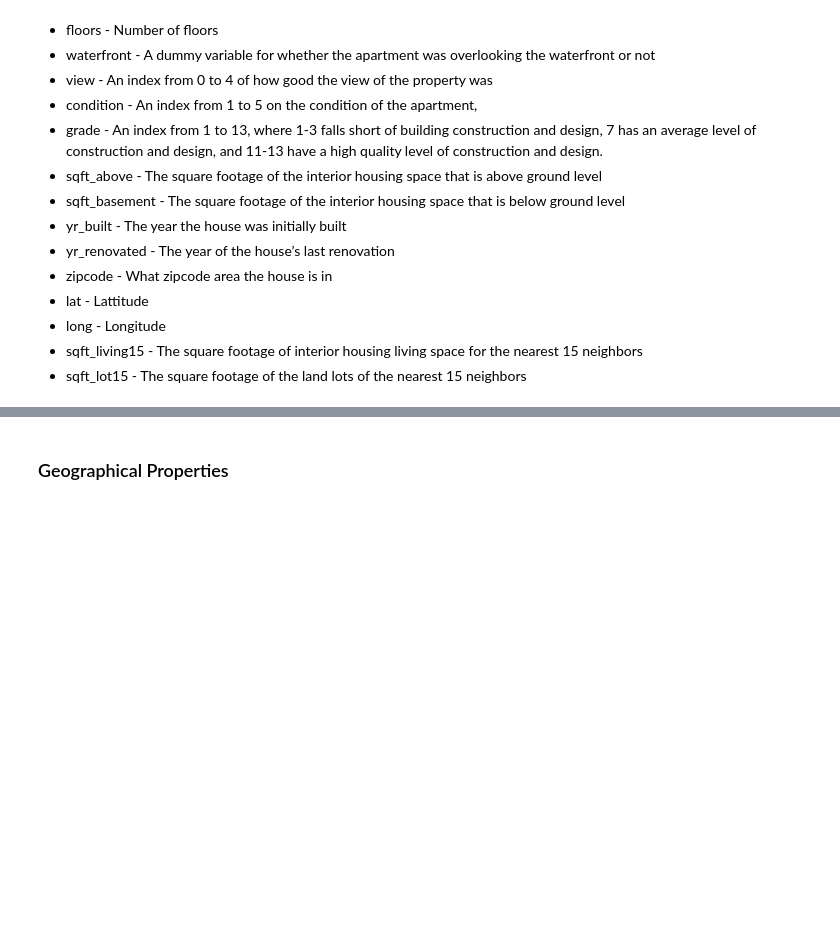
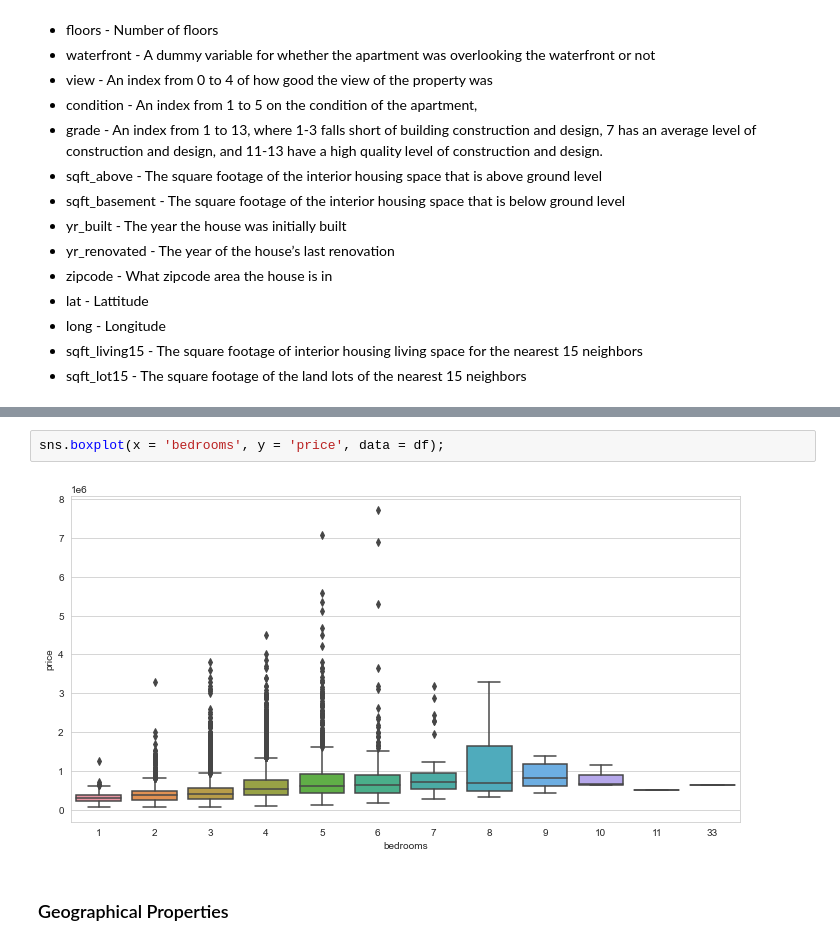
Before and after one commit to Ertugrul-Kurubal/Deep-Learning, a Jupyter notebook: In Class/2-Keras Regression KC House Data In Class 4.ipynb, the cells around one changed output, grey strips where cells are left out. Cells and saved outputs as stored; diff of their text form; blank space fills up the shorter version.

```diff
--- a/In Class/2-Keras Regression KC House Data In Class 4.ipynb
+++ b/In Class/2-Keras Regression KC House Data In Class 4.ipynb
@@ -103,3 +156,7 @@ https://www.kaggle.com/harlfoxem/housesalesprediction
+# %%
+sns.boxplot(x = 'bedrooms', y = 'price', data = df);
+# %% [output]
+[figure, added]
 # %% [markdown]
 ### Geographical Properties
 # %% [markdown]
```
Also changed, not shown: parts of 5 cells of this notebook, 1 other file.
